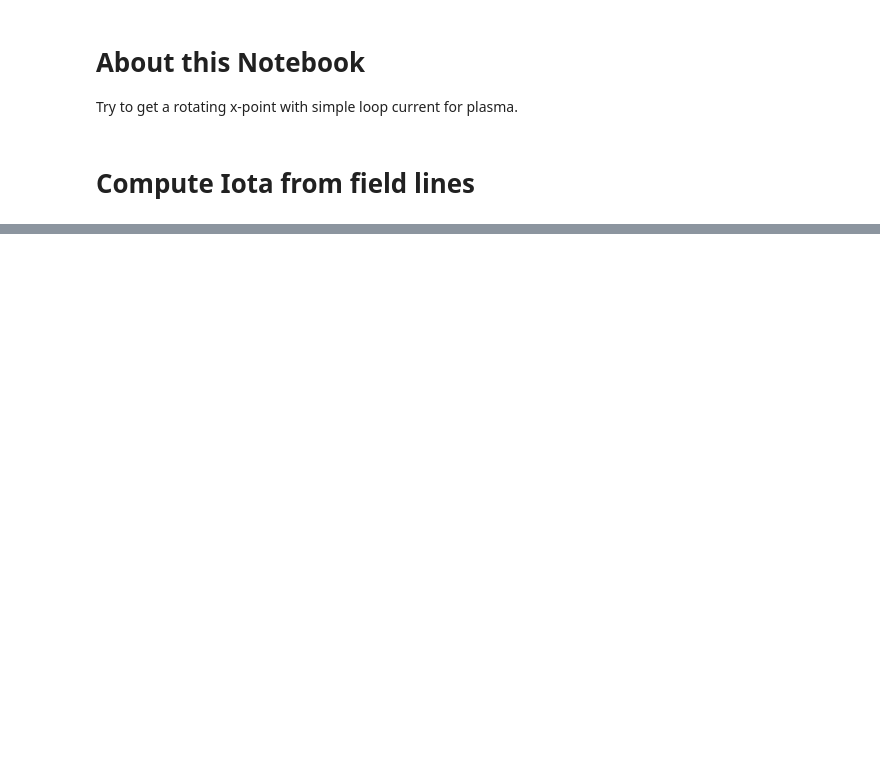
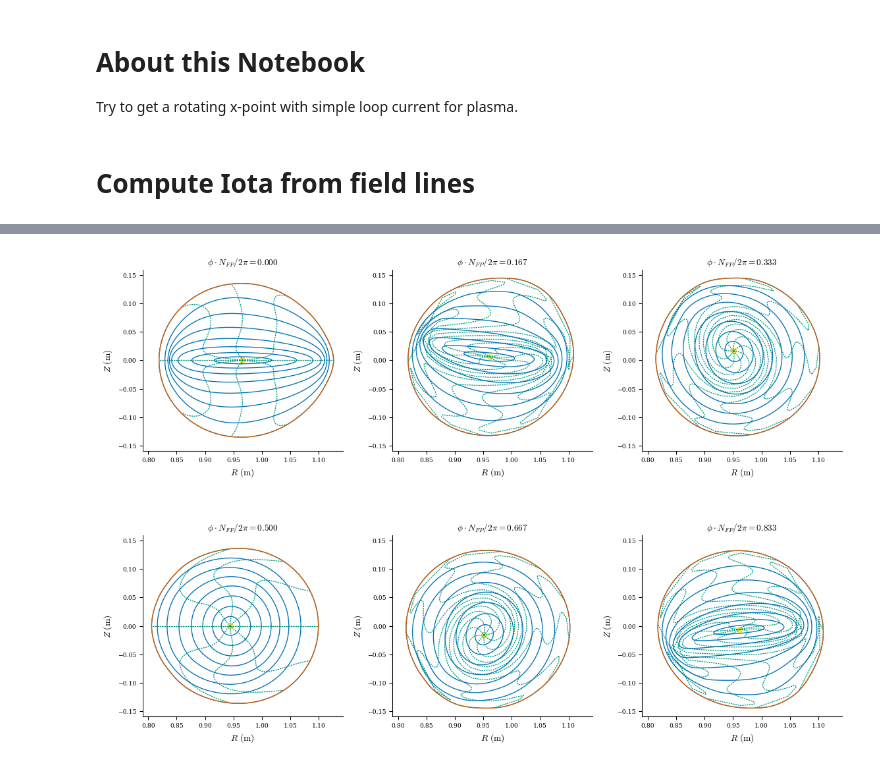
Before and after one commit to YigitElma/DEBUG-DESC, a Jupyter notebook: HBT-EP/hbt-ep-get-eq-from-field-trace.ipynb, the cells around one changed output, grey strips where cells are left out. Saved outputs shown, nothing was run; the diff lists cells and outputs as text; code cells hidden in the pictures; blank space fills up the shorter version.

```diff
--- a/HBT-EP/hbt-ep-get-eq-from-field-trace.ipynb
+++ b/HBT-EP/hbt-ep-get-eq-from-field-trace.ipynb
@@ -209,0 +267,4 @@ add_coils_to_plot(ax, [plasma_coil, umbilic_coil], nplanes=6);
+# %%
+plot_surfaces(eq_from_surface);
+# %% [output]
+[figure, added]
```
Also changed, not shown: parts of 12 cells of this notebook, 13 other files.
